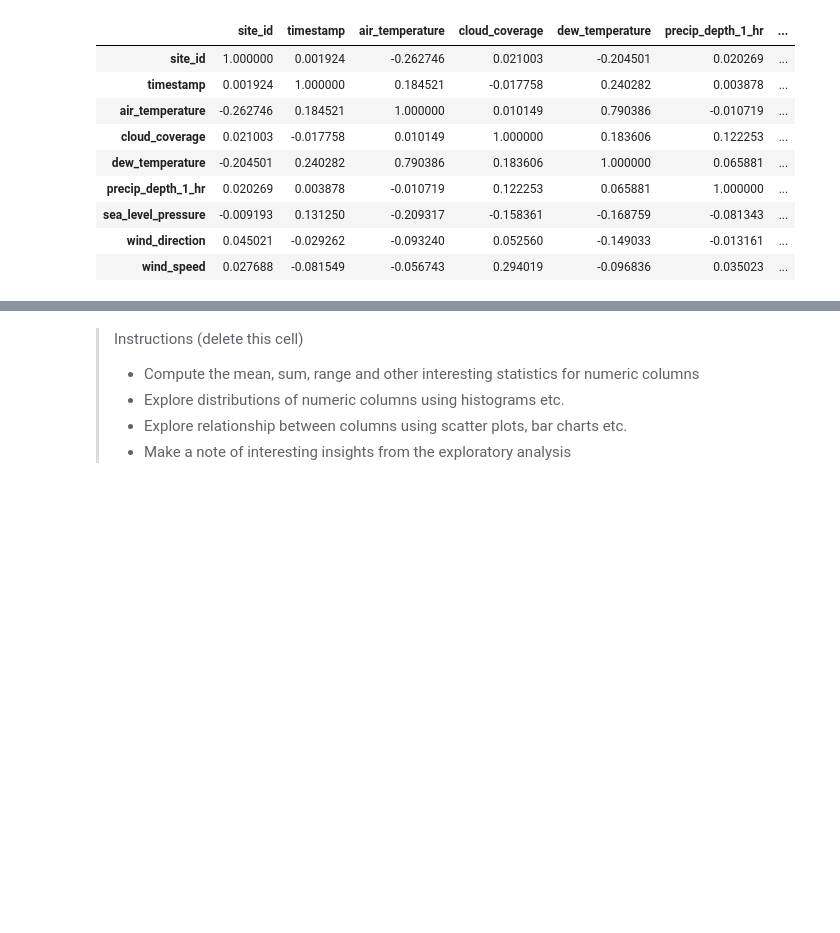
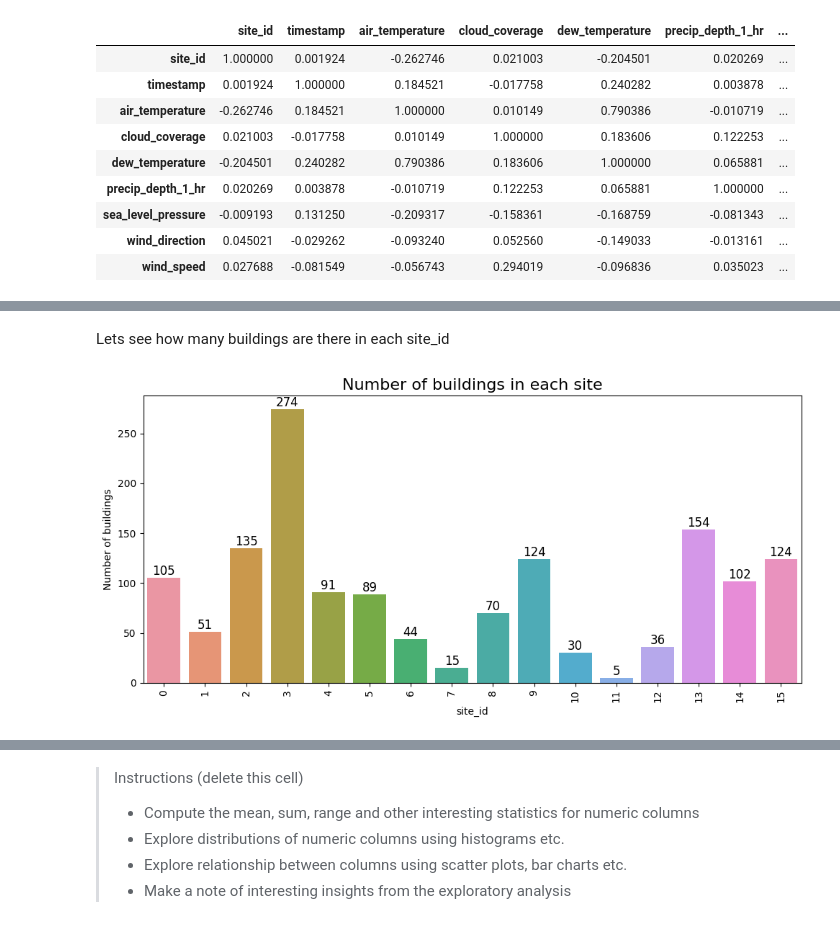
Before and after one commit to asifabbas478/EDA_Energy_Consumption, a Jupyter notebook: EDA_finals.ipynb, the cells around one changed output, grey strips where cells are left out. Drawn from its saved outputs; the diff is of its cells as text; code cells hidden in the pictures; blank space fills up the shorter version.

```diff
--- a/EDA_finals.ipynb
+++ b/EDA_finals.ipynb
@@ -395,0 +595,24 @@ weather_train_df.corr()
+# %% [markdown]
+Lets see how many buildings are there in each site_id
+# %%
+fig, ax = plt.subplots(1, 1, figsize=(10, 5))
+
+sns.countplot(data=meta_df, x='site_id', ax=ax)
+
+for p in ax.patches:
+    height = int(p.get_height())  # Convert the count to an integer
+    ax.annotate(height, (p.get_x() + p.get_width() / 2., height),
+                 ha='center', va='bottom', fontsize=12)
+
+
+ax.set_xlabel('site_id')
+ax.set_ylabel('Number of buildings')
+ax.set_title('Number of buildings in each site', fontsize=16)
+
+
+ax.set_xticklabels(ax.get_xticklabels(), rotation=90)
+
+plt.tight_layout()
+plt.show()
+# %% [output]
+[figure, added]
```
Also changed, not shown: parts of 85 cells of this notebook.
